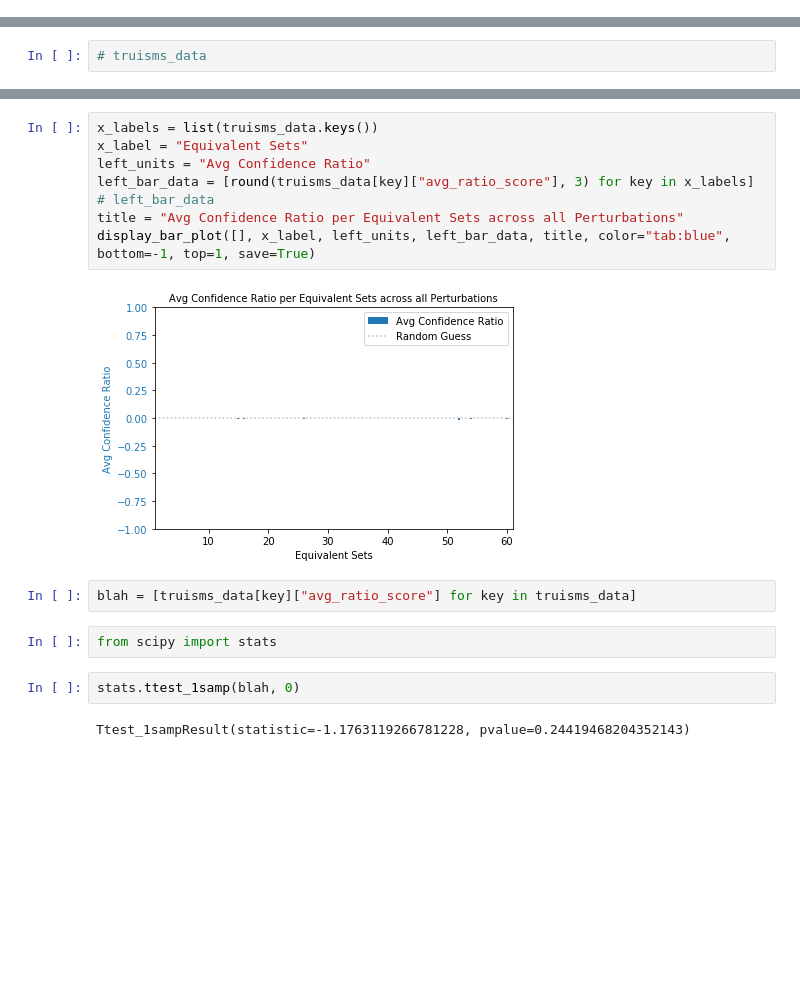
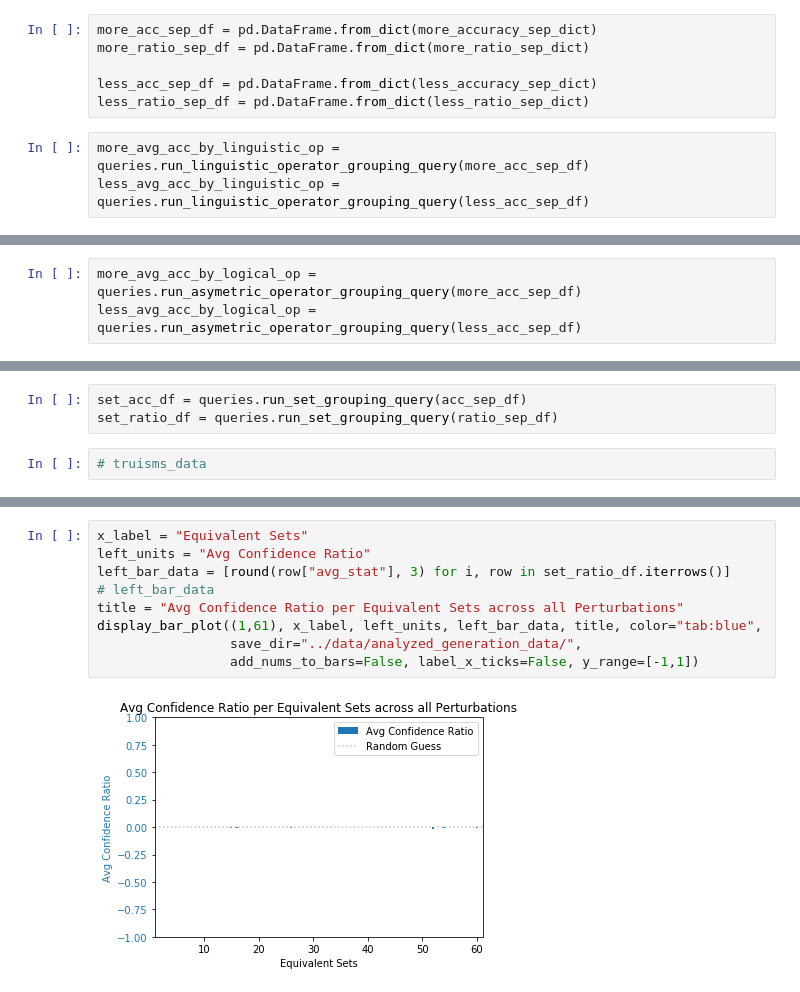
Before and after one commit to shaoxia57/common_sense_embedding_analysis, a Jupyter notebook: evaluation_utils/Generate_Plots_Generative.ipynb, the cells around one changed output, grey strips where cells are left out. Saved outputs shown, nothing was run; the diff lists cells and outputs as text; blank space fills up the shorter version.

Commit message:
Finished Creating Plotting Flow

```diff
--- a/evaluation_utils/Generate_Plots_Generative.ipynb
+++ b/evaluation_utils/Generate_Plots_Generative.ipynb
@@ -644,0 +281,9 @@ for key in truisms_data:
+# %%
+more_acc_sep_df = pd.DataFrame.from_dict(more_accuracy_sep_dict)
+more_ratio_sep_df = pd.DataFrame.from_dict(more_ratio_sep_dict)
+
+less_acc_sep_df = pd.DataFrame.from_dict(less_accuracy_sep_dict)
+less_ratio_sep_df = pd.DataFrame.from_dict(less_ratio_sep_dict)
+# %%
+more_avg_acc_by_linguistic_op = queries.run_linguistic_operator_grouping_query(more_acc_sep_df)
+less_avg_acc_by_linguistic_op = queries.run_linguistic_operator_grouping_query(less_acc_sep_df)
@@ -644,0 +327,3 @@ for key in truisms_data:
+# %%
+more_avg_acc_by_logical_op = queries.run_asymetric_operator_grouping_query(more_acc_sep_df)
+less_avg_acc_by_logical_op = queries.run_asymetric_operator_grouping_query(less_acc_sep_df)
@@ -645,3 +367,6 @@ for key in truisms_data:
+# %%
+set_acc_df = queries.run_set_grouping_query(acc_sep_df)
+set_ratio_df = queries.run_set_grouping_query(ratio_sep_df)
 # %%
 # truisms_data
 # %%
@@ -657,18 +383,11 @@ display_bar_plot([], x_label, left_units, left_bar_data, title, color="tab:red",
 # %%
-x_labels = list(truisms_data.keys())
 x_label = "Equivalent Sets"
 left_units = "Avg Confidence Ratio"
-left_bar_data = [round(truisms_data[key]["avg_ratio_score"], 3) for key in x_labels]
+left_bar_data = [round(row["avg_stat"], 3) for i, row in set_ratio_df.iterrows()]
 # left_bar_data
 title = "Avg Confidence Ratio per Equivalent Sets across all Perturbations"
-display_bar_plot([], x_label, left_units, left_bar_data, title, color="tab:blue", bottom=-1, top=1, save=True)
+display_bar_plot((1,61), x_label, left_units, left_bar_data, title, color="tab:blue",
+                 save_dir="../data/analyzed_generation_data/",
+                 add_nums_to_bars=False, label_x_ticks=False, y_range=[-1,1])
 # %% [output]
-[figure, old version]
+[figure, new version]
-# %%
-blah = [truisms_data[key]["avg_ratio_score"] for key in truisms_data]
-# %%
-from scipy import stats
-# %%
-stats.ttest_1samp(blah, 0)
-# %% [output]
-Ttest_1sampResult(statistic=-1.1763119266781228, pvalue=0.24419468204352143)
```
Also changed, not shown: parts of 77 cells of this notebook, 7 other files.
